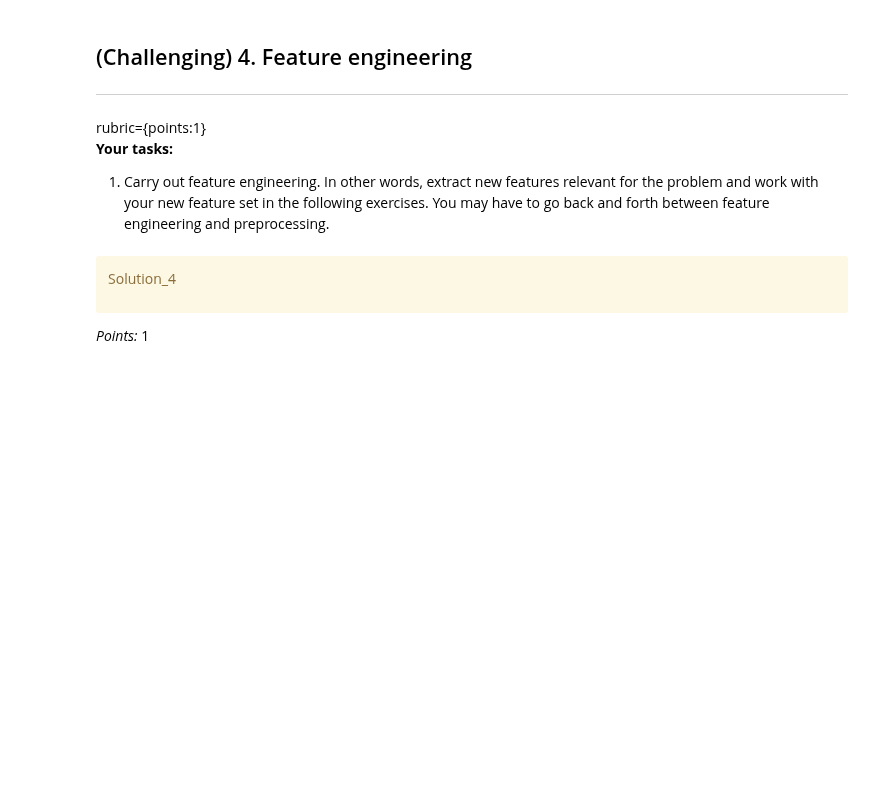
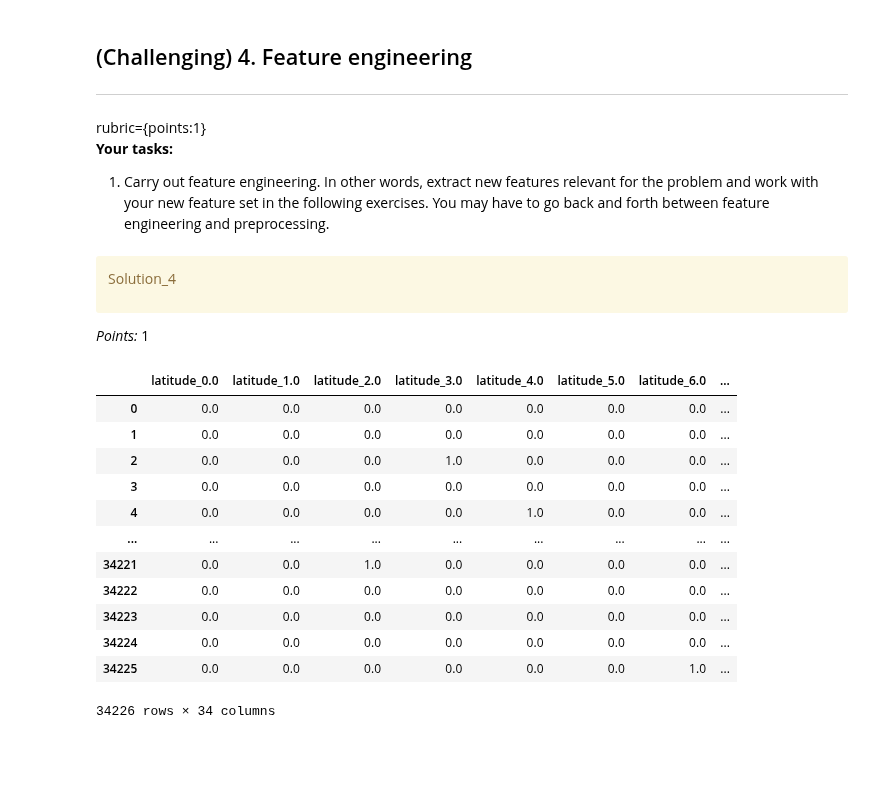
Before and after one commit to angelalmachado/cpsc330hw, a Jupyter notebook: hw5/hw5.ipynb, the cells around one changed output. Drawn from its saved outputs; the diff is of its cells as text; code cells hidden in the pictures; blank space fills up the shorter version.

```diff
--- a/hw5/hw5.ipynb
+++ b/hw5/hw5.ipynb
@@ -306,6 +306,39 @@ Solution_4
 </div>
 
 _Points:_ 1
+# %%
+# Discretization of Longitude & Latitude
+
+discretization_feats = ['latitude', 'longitude']
+temp_pass_feats = ['neighbourhood_group', 'neighbourhood', 'price', 'minimum_nights', 'availability_365', 'calculated_host_listings_count', 'id', 'name', 'host_id', 'host_name', 'last_review', 'number_of_reviews', 'reviews_per_month', 'room_type']
+
+ct = make_column_transformer(
+    (KBinsDiscretizer(n_bins=10, encode="onehot"), discretization_feats),
+    ("passthrough", temp_pass_feats))
+
+train_df = ct.fit_transform(train_df)
+
+column_names = (
+    ct.named_transformers_["kbinsdiscretizer"].get_feature_names_out(discretization_feats).tolist()
+    + temp_pass_feats
+)
+
+train_df = pd.DataFrame(train_df, columns=column_names)
+train_df
+# %% [output]
+|  | latitude_0.0 | latitude_1.0 | latitude_2.0 | latitude_3.0 | latitude_4.0 | latitude_5.0 | latitude_6.0 | ... |
+| 0 | 0.0 | 0.0 | 0.0 | 0.0 | 0.0 | 0.0 | 0.0 | ... |
+| 1 | 0.0 | 0.0 | 0.0 | 0.0 | 0.0 | 0.0 | 0.0 | ... |
+| 2 | 0.0 | 0.0 | 0.0 | 1.0 | 0.0 | 0.0 | 0.0 | ... |
+| 3 | 0.0 | 0.0 | 0.0 | 0.0 | 0.0 | 0.0 | 0.0 | ... |
+| 4 | 0.0 | 0.0 | 0.0 | 0.0 | 1.0 | 0.0 | 0.0 | ... |
+| ... | ... | ... | ... | ... | ... | ... | ... | ... |
+| 34221 | 0.0 | 0.0 | 1.0 | 0.0 | 0.0 | 0.0 | 0.0 | ... |
+| 34222 | 0.0 | 0.0 | 0.0 | 0.0 | 0.0 | 0.0 | 0.0 | ... |
+| 34223 | 0.0 | 0.0 | 0.0 | 0.0 | 0.0 | 0.0 | 0.0 | ... |
+| 34224 | 0.0 | 0.0 | 0.0 | 0.0 | 0.0 | 0.0 | 0.0 | ... |
+| 34225 | 0.0 | 0.0 | 0.0 | 0.0 | 0.0 | 0.0 | 1.0 | ... |
+34226 rows × 34 columns
 # %% [markdown]
 <!-- END QUESTION -->
 
```
Also changed, not shown: parts of 12 cells of this notebook, 1 other file.
